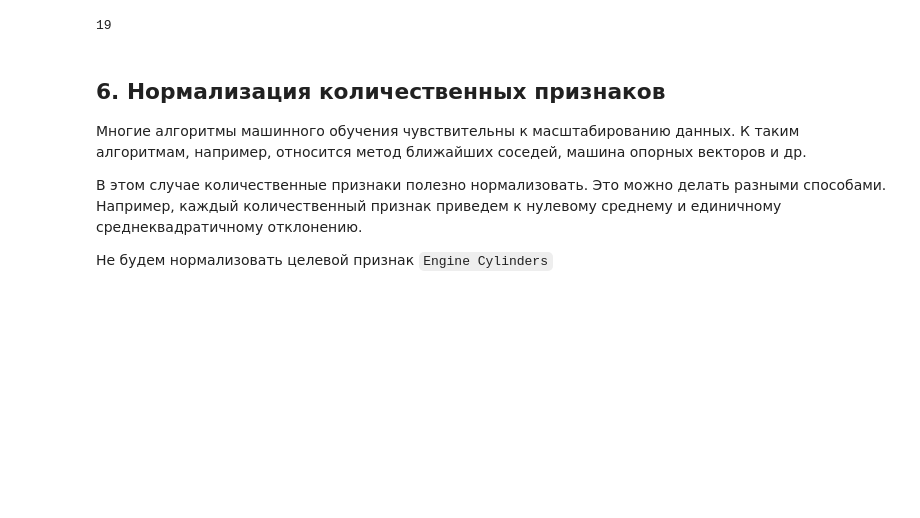
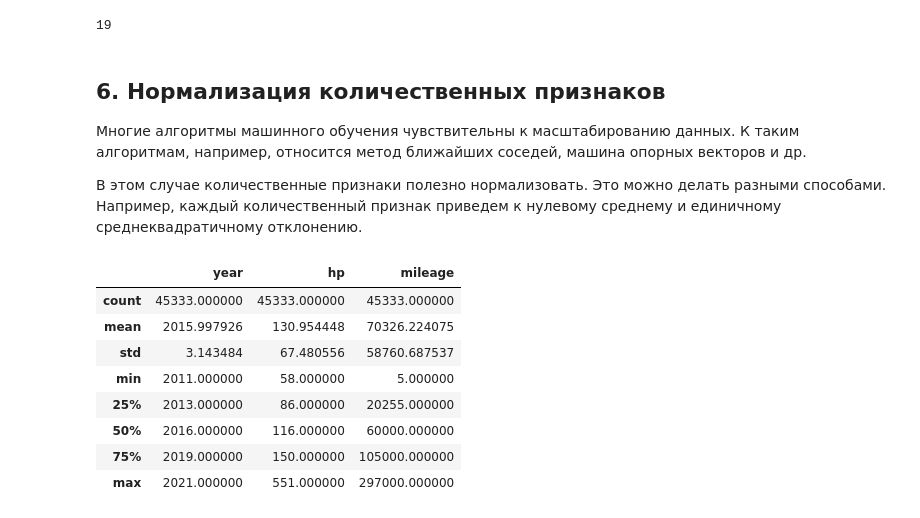
Before and after one commit to sh1rokovs/Machine_Learning_Car_Price, a Jupyter notebook: taskClassified.ipynb, the cells around one changed output. Cells and saved outputs as stored; diff of their text form; code cells hidden in the pictures; blank space fills up the shorter version.

```diff
--- a/taskClassified.ipynb
+++ b/taskClassified.ipynb
@@ -627,5 +627,3 @@ len(data_categorical.columns)
 Многие алгоритмы машинного обучения чувствительны к масштабированию данных. К таким алгоритмам, например, относится метод ближайших соседей, машина опорных векторов и др.
 
 В этом случае количественные признаки полезно нормализовать. Это можно делать разными способами. Например, каждый количественный признак приведем к нулевому среднему и единичному среднеквадратичному отклонению.
-
-Не будем нормализовать целевой признак `Engine Cylinders`
@@ -637 +632,14 @@ data_numerical_without_Driven_Wheels.describe()
+# %%
+data_numerical = data[numerical_columns]
+data_numerical.describe()
+# %% [output]
+|  | year | hp | mileage |
+| count | 45333.000000 | 45333.000000 | 45333.000000 |
+| mean | 2015.997926 | 130.954448 | 70326.224075 |
+| std | 3.143484 | 67.480556 | 58760.687537 |
+| min | 2011.000000 | 58.000000 | 5.000000 |
+| 25% | 2013.000000 | 86.000000 | 20255.000000 |
+| 50% | 2016.000000 | 116.000000 | 60000.000000 |
+| 75% | 2019.000000 | 150.000000 | 105000.000000 |
+| max | 2021.000000 | 551.000000 | 297000.000000 |
 # %%
```
Also changed, not shown: parts of 38 cells of this notebook.
